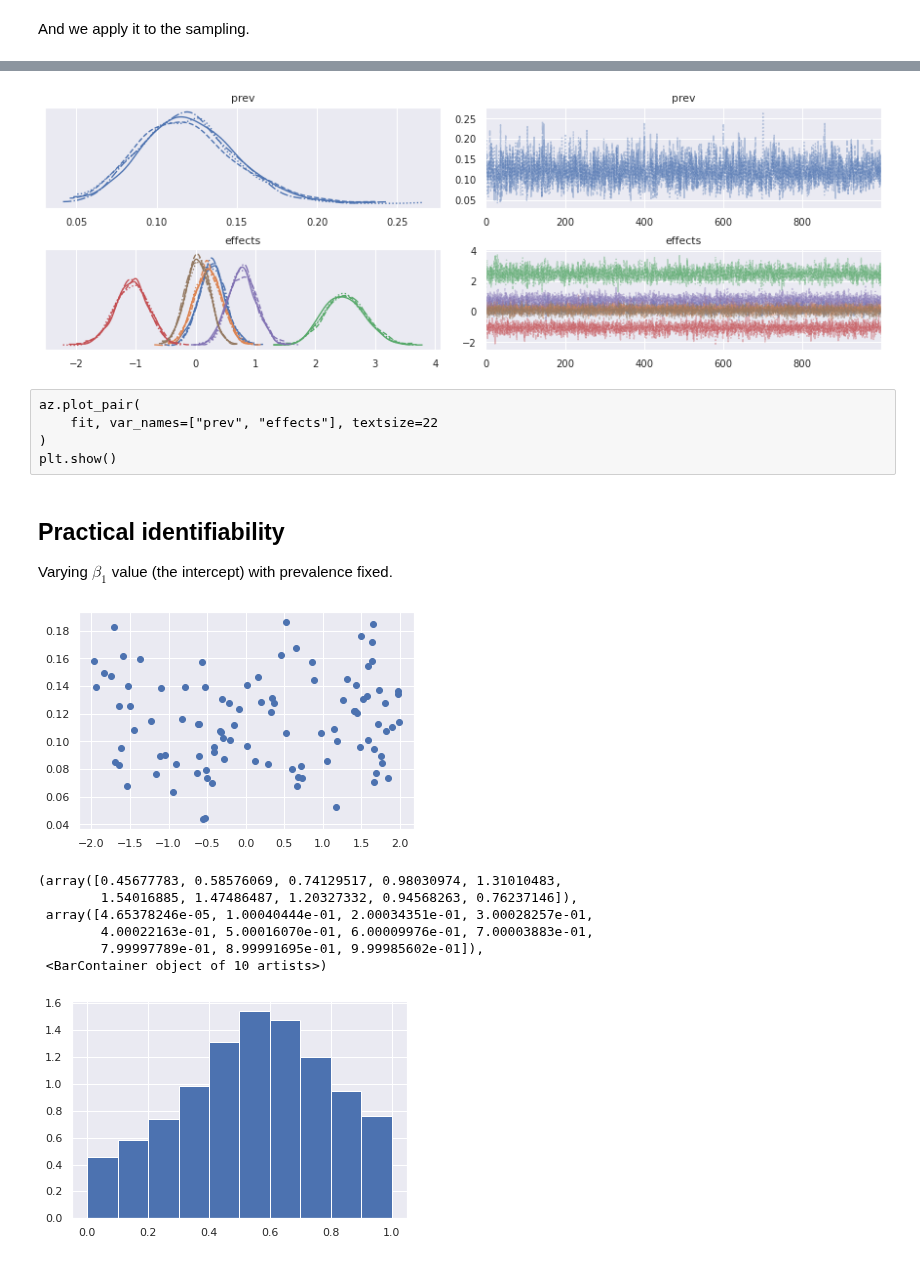
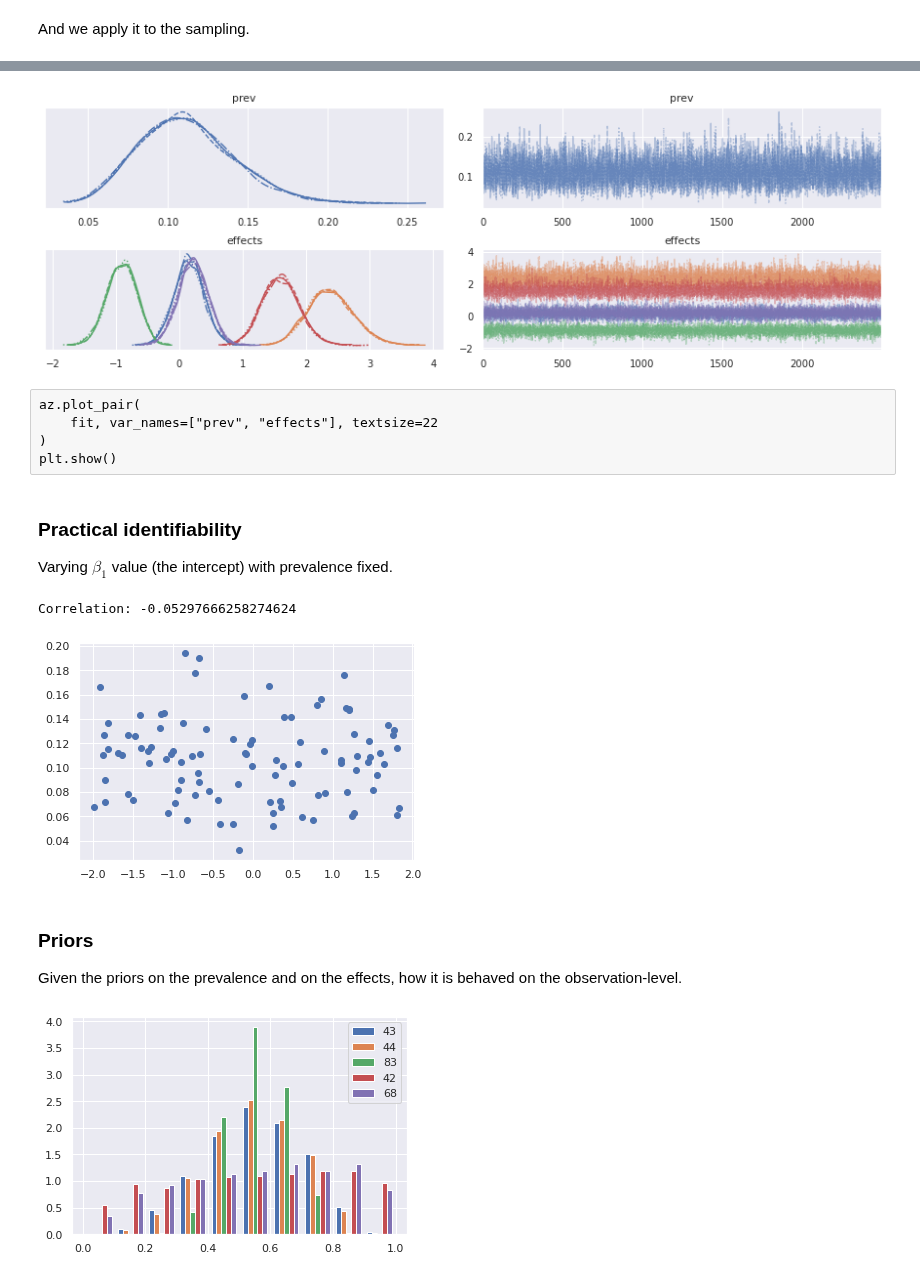
Before and after one commit to lucasmoschen/rds-bayesian-analysis-tcc, a Jupyter notebook: exercises/primary_model/model_experiments.ipynb, the cells around one changed output, grey strips where cells are left out. Drawn from its saved outputs; the diff is of its cells as text; code cells hidden in the pictures.

```diff
--- a/exercises/primary_model/model_experiments.ipynb
+++ b/exercises/primary_model/model_experiments.ipynb
@@ -38,11 +41,11 @@ First we describe data created artificially.
 n_samples    = 200
 n_predictors = 5
 
-x = ro.multivariate_normal(mean = np.zeros(n_predictors+1),
-                           cov = np.eye(n_predictors+1),
+x = ro.multivariate_normal(mean = np.zeros(n_predictors),
+                           cov = np.eye(n_predictors),
                            size = n_samples)
 
-beta = np.array([0.5, 0.1, 2.5, -1.0, 1.2, 0.3]).reshape(-1,1)
+beta = np.array([0.1, 2.5, -1.0, 1.2, 0.3]).reshape(-1,1)
 prevalence = 0.1
 
 theta = expit(logit(prevalence) + x@beta)
@@ -74,8 +77,8 @@ T.mean()
 # %% [markdown]
 Now we describe the necessary pieces to the model.
 # %%
-Sigma   = np.eye(6)
-mu      = np.zeros(6)
+Sigma   = np.eye(5)
+mu      = np.zeros(5)
 alpha_p = 1
 beta_p  = 3
 
@@ -88,7 +91,7 @@ data.update({
 # %% [markdown]
 And we apply it to the sampling.
 # %%
-fit = sm.sampling(data=data)
+fit = sm.sampling(data=data, iter=5000)
 # %%
 print(fit)
 # %% [output]
@@ -113,22 +116,22 @@ convergence, Rhat=1).
 az.plot_trace(fit, var_names=('prev', 'effects'))
 plt.show()
 # %% [output]
-[figure, old version]
+[figure, new version]
 # %% [raw]
 az.plot_pair(
     fit, var_names=["prev", "effects"], textsize=22
 )
 plt.show()
 # %% [markdown]
-## Practical identifiability
+### Practical identifiability
 
 Varying $\beta_1$ value (the intercept) with prevalence fixed.
 # %%
 n_samples    = 100
 n_predictors = 1
 
-x = ro.multivariate_normal(mean = np.zeros(n_predictors+1),
-                           cov = np.eye(n_predictors+1),
+x = ro.multivariate_normal(mean = np.zeros(n_predictors),
+                           cov = np.eye(n_predictors),
                            size = n_samples)
 
 prevalence = 0.1
@@ -137,8 +140,8 @@ data = {
     "n_samples"    : n_samples,
     "n_predictors" : n_predictors,
     "x"            : x,
-    "Sigma"        : np.eye(2),
-    "mu"           : np.zeros(2),
+    "Sigma"        : np.eye(1),
+    "mu"           : np.zeros(1),
     "alpha_p"      : 1,
     "beta_p"       : 3,
     "T"            : 0
@@ -146,9 +149,9 @@ data = {
 
 values = []
 
-for each in range(100):
+for each in tqdm(range(100)):
 
-    beta = np.array([1.0, np.random.uniform(-2,2)]).reshape(-1,1)
+    beta = ro.uniform(-2,2, size=(1,1))
     theta = expit(logit(prevalence) + x@beta)
     T = ro.binomial(n = 1, p = theta)
 
@@ -160,20 +163,26 @@ for each in range(100):
 
     prev_estimated = fit.extract()['prev'].mean()
 
-    values.append((beta, prev_estimated))
+    values.append((beta[0,0], prev_estimated))
+
+values = np.array(values)
 # %%
-plt.scatter([i[0][1,0] for i in values], [i[1] for i in values])
+plt.scatter(values[:,0], values[:,1])
+print("Correlation: {}".format(np.corrcoef(values[:,0], values[:,1])[0,1]))
 plt.show()
 # %% [output]
+Correlation: -0.05297666258274624
-[figure, old version]
+[figure, new version]
+# %% [markdown]
+### Priors
+
+Given the priors on the prevalence and on the effects, how it is behaved on the observation-level.
 # %%
-ind_prior = expit((fit.extract()['prev_prior'] + x@fit.extract()['effects_prior'].T)).flatten()
-plt.hist(ind_prior, density = True)
+ind_prior = expit((fit.extract()['prev_prior'] + x@fit.extract()['effects_prior'].T))
+chosen_individuals = np.random.randint(100,size=5)
+plt.hist([ind_prior[i] for i in chosen_individuals],
+         density = True, label = chosen_individuals)
+plt.legend()
+plt.show()
 # %% [output]
-(array([0.45677783, 0.58576069, 0.74129517, 0.98030974, 1.31010483,
-        1.54016885, 1.47486487, 1.20327332, 0.94568263, 0.76237146]),
- array([4.65378246e-05, 1.00040444e-01, 2.00034351e-01, 3.00028257e-01,
-        4.00022163e-01, 5.00016070e-01, 6.00009976e-01, 7.00003883e-01,
-        7.99997789e-01, 8.99991695e-01, 9.99985602e-01]),
- <BarContainer object of 10 artists>)
-[figure, old version]
+[figure, new version]
```
Also changed, not shown: parts of 7 cells of this notebook, 2 other files.
